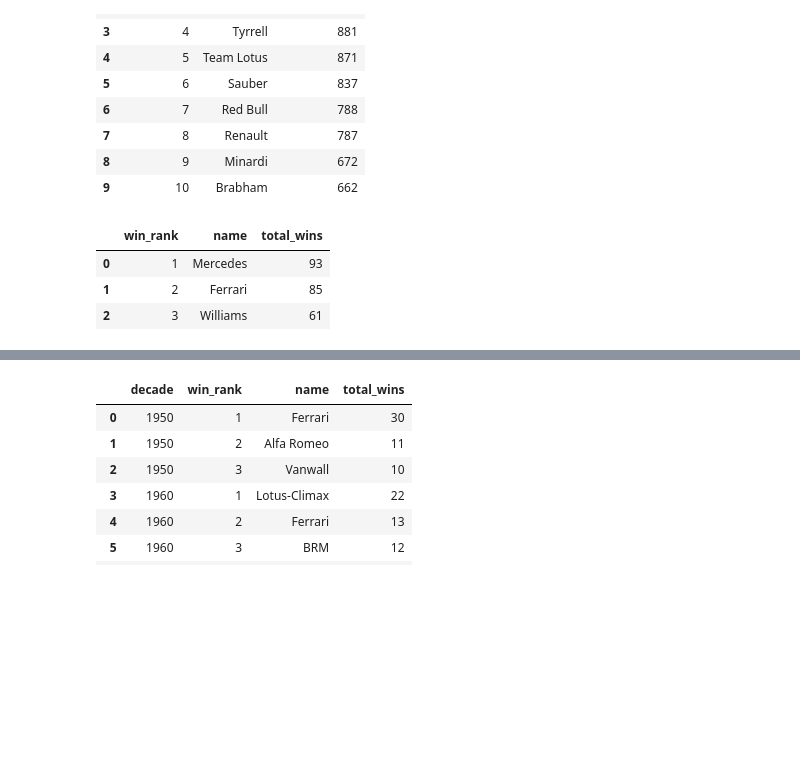
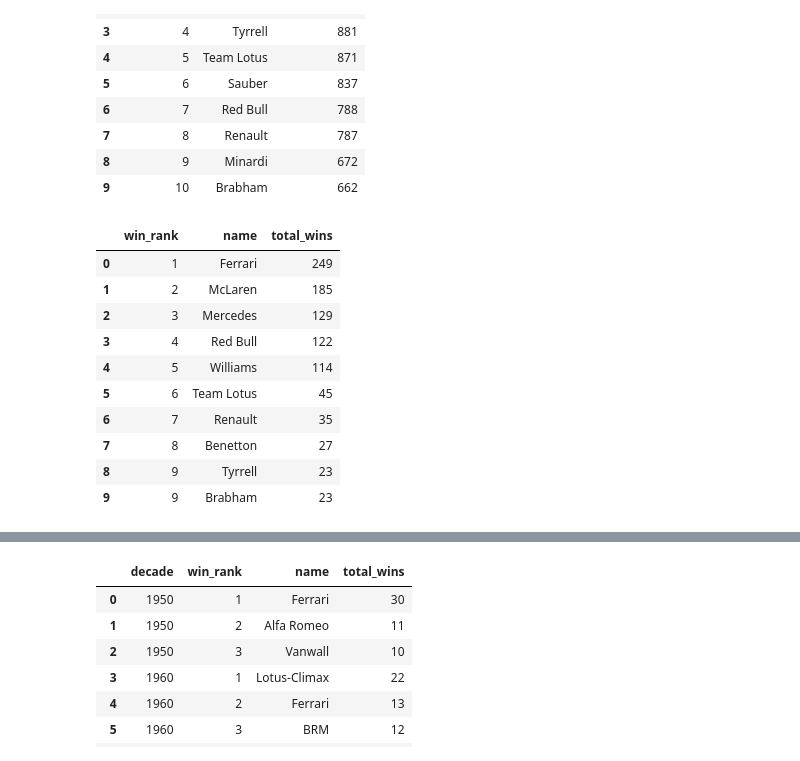
Before and after one commit to jakowczukalicja/formula1-sql-analysis, a Jupyter notebook: analysis.ipynb, the cells around one changed output, grey strips where cells are left out. Saved outputs shown, nothing was run; the diff lists cells and outputs as text; code cells hidden in the pictures; blank space fills up the shorter version.

```diff
--- a/analysis.ipynb
+++ b/analysis.ipynb
@@ -203,34 +203,42 @@ pd.read_sql(query, conn)
 # %%
 # Which constructors won the most races?
 
 query = """
 WITH constructor_wins AS (
         SELECT
-        (ra.year / 10) * 10 AS decade,
+        c.constructorId,
         c.name,
         COUNT(*) AS total_wins
         FROM constructors c
         INNER JOIN results re ON re.constructorId = c.constructorId
         INNER JOIN races ra ON re.raceId = ra.raceId
         WHERE re.position = 1
-        GROUP BY c.constructorId, decade
+        GROUP BY c.constructorId
 ),
 ranked AS (
         SELECT
         RANK() OVER(ORDER BY total_wins DESC) AS win_rank,
         name,
         total_wins
         FROM constructor_wins
 )
         SELECT *
         FROM ranked
-        WHERE win_rank <= 3
+        WHERE win_rank <= 10
         ORDER BY win_rank
 """
 
-pd.read_sql(query, conn)
+df = pd.read_sql(query, conn)
+df
 # %% [output]
 |  | win_rank | name | total_wins |
-| 0 | 1 | Mercedes | 93 |
-| 1 | 2 | Ferrari | 85 |
-| 2 | 3 | Williams | 61 |
+| 0 | 1 | Ferrari | 249 |
+| 1 | 2 | McLaren | 185 |
+| 2 | 3 | Mercedes | 129 |
+| 3 | 4 | Red Bull | 122 |
+| 4 | 5 | Williams | 114 |
+| 5 | 6 | Team Lotus | 45 |
+| 6 | 7 | Renault | 35 |
+| 7 | 8 | Benetton | 27 |
+| 8 | 9 | Tyrrell | 23 |
+| 9 | 9 | Brabham | 23 |
```
Also changed, not shown: parts of 3 cells of this notebook.
